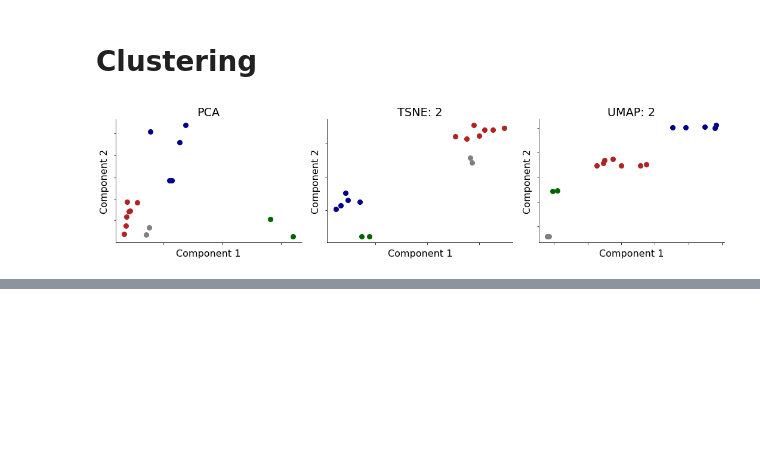
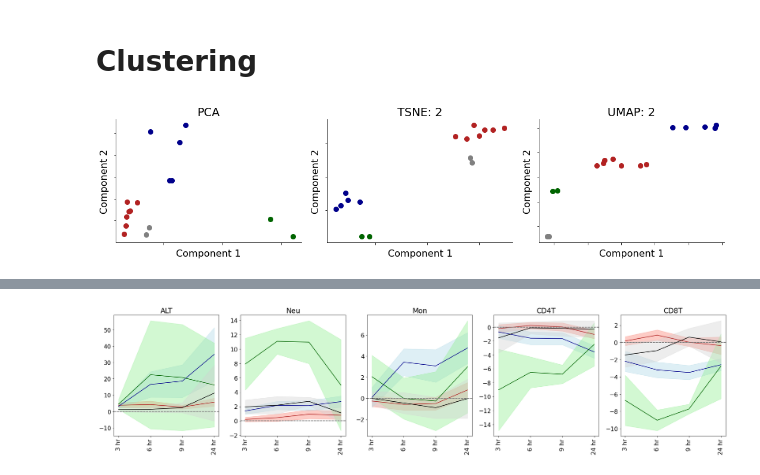
Before and after one commit to mizuno-group/2023, a Jupyter notebook: RatDeconvolution/code/3_clustering.ipynb, the cells around one changed output, grey strips where cells are left out. Cells and saved outputs as stored; diff of their text form; code cells hidden in the pictures; blank space fills up the shorter version.

```diff
--- a/RatDeconvolution/code/3_clustering.ipynb
+++ b/RatDeconvolution/code/3_clustering.ipynb
@@ -178,0 +227,43 @@ plt.show()
+# %%
+temp_lst = [
+    "ALT",
+    "Neu",
+    "Mon",
+    "CD4T",
+    "CD8T",
+]
+lst_time = ["3 hr", "6 hr", "9 hr", "24 hr"]
+colors=[
+    ["firebrick", "salmon"],
+    ["darkblue", "lightblue"],
+    ["darkgreen","lightgreen"],
+    ["black", "lightgrey"],
+]
+# %%
+df_d, df_b = load(target_compounds, median=False)
+lst_df_stat=[]
+for cluster in clusters:
+    df_temp = pd.concat([df_d[df_d.index.str.contains(comp)] for comp in cluster], axis=0)
+    df_stat = calc_stat(df_temp)
+    df_temp = pd.concat([df_b[df_b.index.str.contains(comp)] for comp in cluster], axis=0)
+    df_stat = pd.concat([df_stat, calc_stat(df_temp)], axis=0)
+    lst_df_stat.append(df_stat)
+# %%
+fig = plt.figure(figsize=(24,6))
+for x, temp in enumerate(temp_lst):
+    ax=fig.add_subplot(1,5,x+1)
+    for v in range(4):
+        v_mean = [i[0] for i in lst_df_stat[v].loc[temp,:].tolist()]
+        v_upper = [i[1] for i in lst_df_stat[v].loc[temp,:].tolist()]
+        v_lower = [i[2] for i in lst_df_stat[v].loc[temp,:].tolist()]
+        ax.plot(range(4), v_mean, color=colors[v][0])
+        ax.axhline(0, color="grey", linestyle="dashed")
+        ax.fill_between(range(4), v_lower, v_upper, color=colors[v][1], alpha=0.4)
+    ax.set_xticks(range(4))
+    ax.set_xticklabels(lst_time, rotation=90, fontsize=16)
+    #ax.set_xlim(-1,4)
+    ax.set_title(temp)
+plt.tight_layout()
+plt.show()
+# %% [output]
+[figure, added]
```
Also changed, not shown: parts of 6 cells of this notebook, 4 other files.
